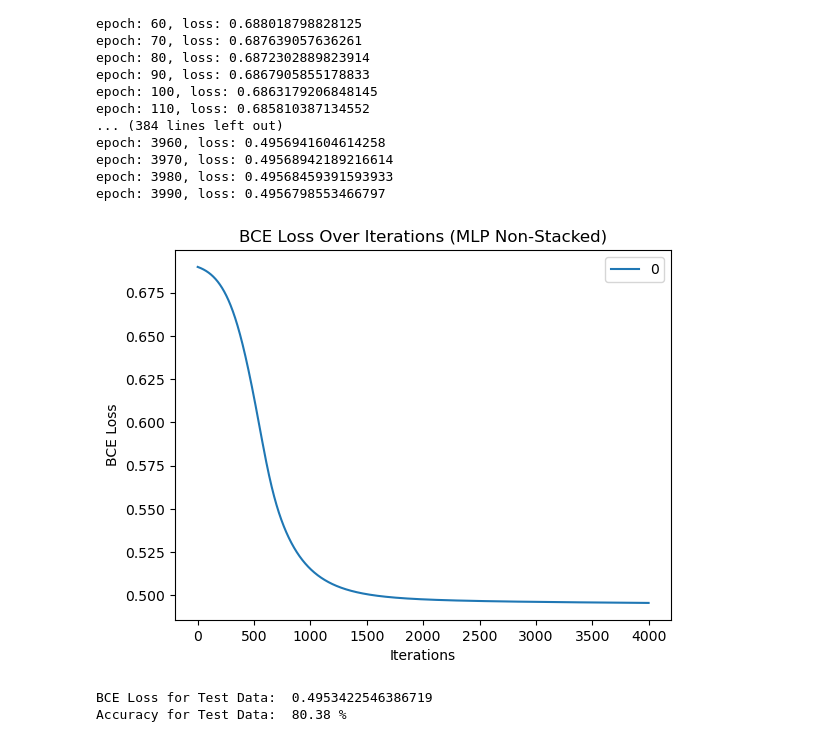
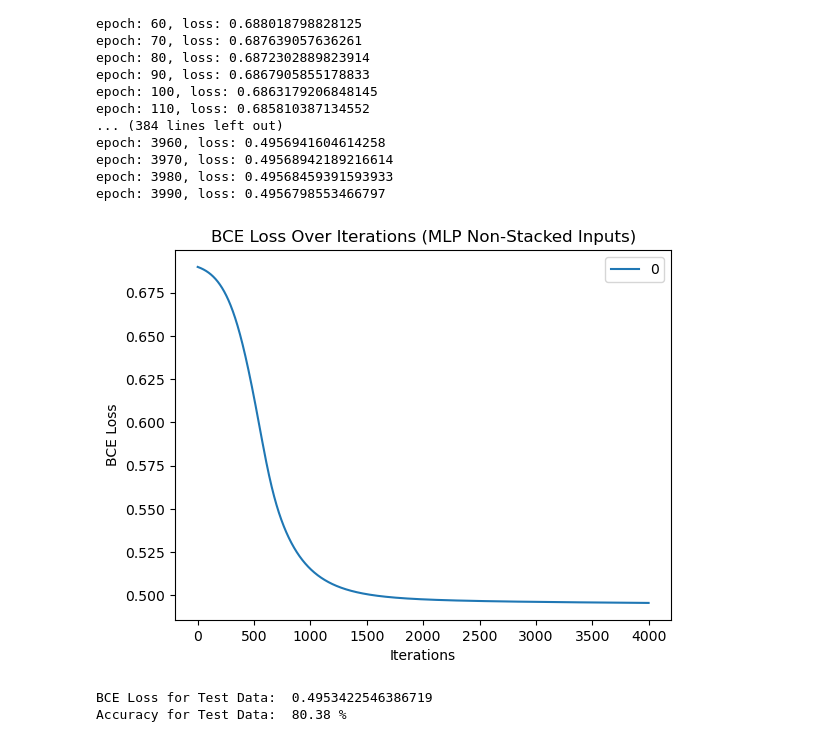
Before and after one commit to JoeWilder/DenoiseNet, a Jupyter notebook: denoisenet2.ipynb, the cells around one changed output. Cells and saved outputs as stored; diff of their text form; code cells hidden in the pictures.

Commit message:
Change Plot Labels

```diff
--- a/denoisenet2.ipynb
+++ b/denoisenet2.ipynb
@@ -772,12 +772,12 @@ epoch: 3990, loss: 0.4956798553466797
 # %%
 loss_plot = pd.DataFrame(loss_over_time)
 loss_plot.plot()
 plt.xlabel('Iterations')
 plt.ylabel('BCE Loss')
-plt.title('BCE Loss Over Iterations (MLP Non-Stacked)')
+plt.title('BCE Loss Over Iterations (MLP Non-Stacked Inputs)')
 plt.show()
 # %% [output]
-[figure, old version]
+[figure, new version]
 # %%
 test_preds = nonstacked_mlp_model(nonstacked_test).squeeze(2)
 predicted = (torch.sigmoid(test_preds) > 0.5).float()
```
Also changed, not shown: parts of 1 cell of this notebook.
